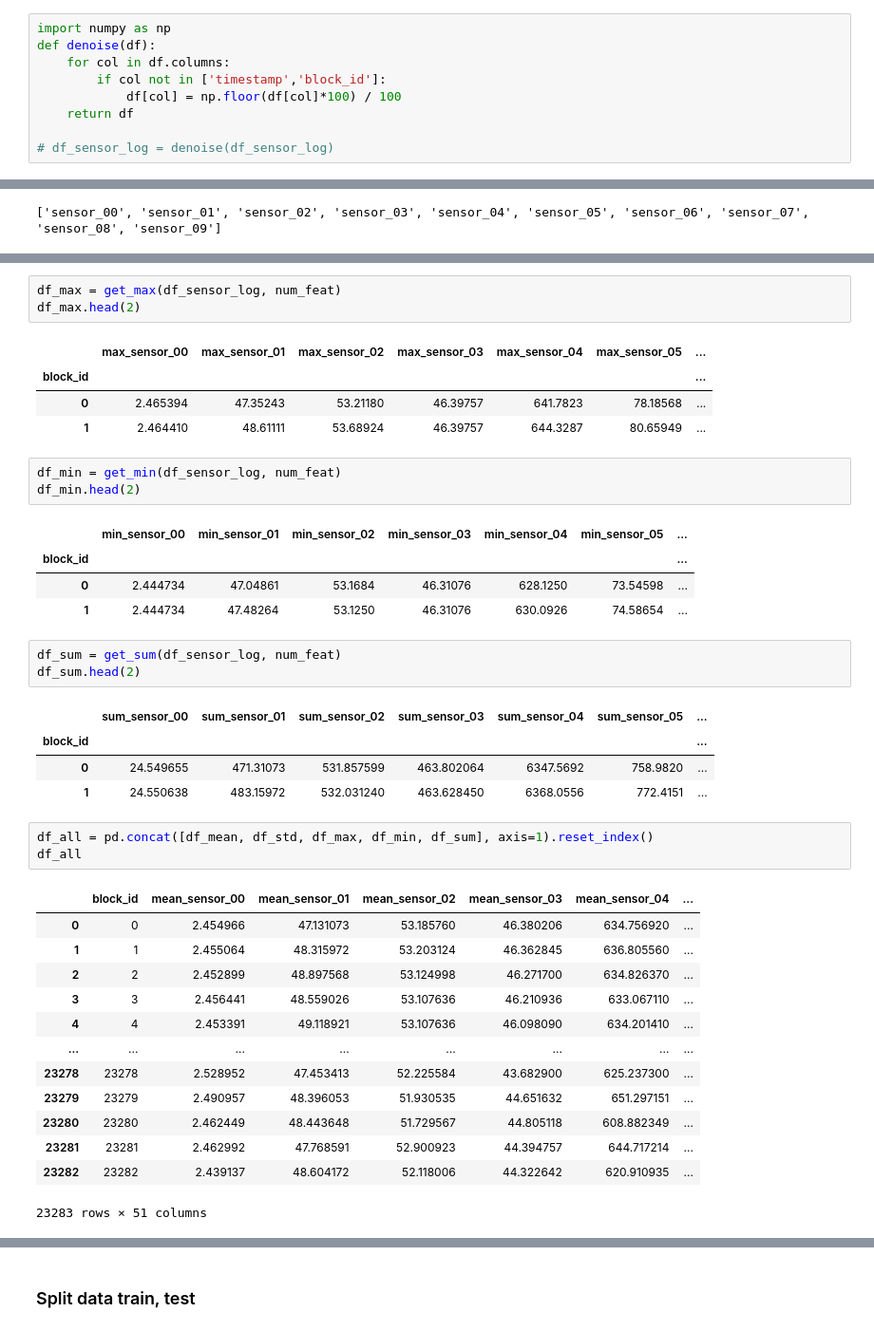
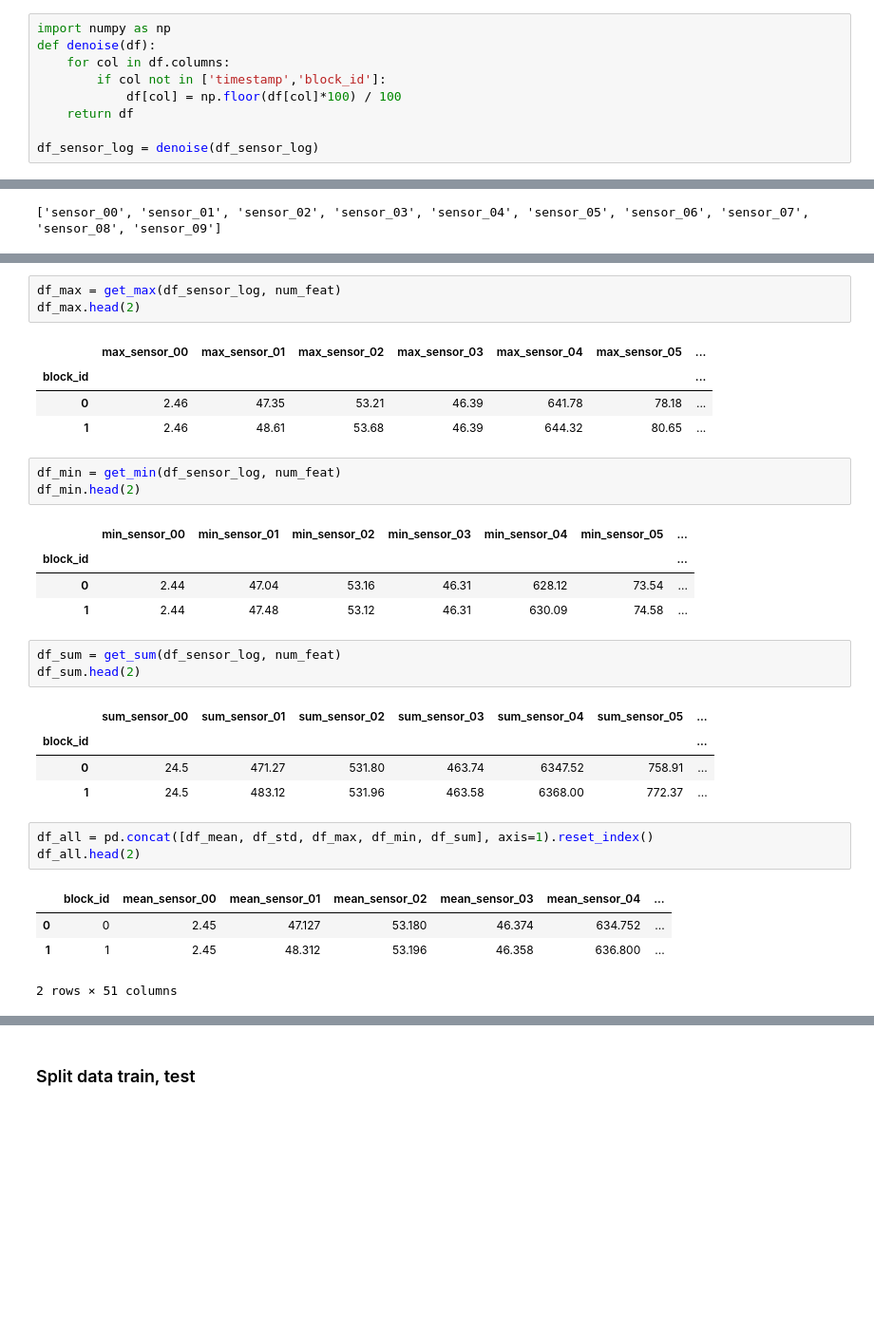
Before and after one commit to ngodoannghia/daicc, a Jupyter notebook: notebook/create_feature_ml.ipynb, the cells around one changed output, grey strips where cells are left out. Shown at 95% size. Cells and saved outputs as stored; diff of their text form; blank space fills up the shorter version.

```diff
--- a/notebook/create_feature_ml.ipynb
+++ b/notebook/create_feature_ml.ipynb
@@ -32,7 +25,7 @@ def denoise(df):
             df[col] = np.floor(df[col]*100) / 100
     return df
 
-# df_sensor_log = denoise(df_sensor_log)
+df_sensor_log = denoise(df_sensor_log)
 # %%
 ## feature for trainning
 num_features = []
@@ -106,38 +99,29 @@ df_max.head(2)
 # %% [output]
 |  | max_sensor_00 | max_sensor_01 | max_sensor_02 | max_sensor_03 | max_sensor_04 | max_sensor_05 | ... |
 | block_id |  |  |  |  |  |  | ... |
-| 0 | 2.465394 | 47.35243 | 53.21180 | 46.39757 | 641.7823 | 78.18568 | ... |
-| 1 | 2.464410 | 48.61111 | 53.68924 | 46.39757 | 644.3287 | 80.65949 | ... |
+| 0 | 2.46 | 47.35 | 53.21 | 46.39 | 641.78 | 78.18 | ... |
+| 1 | 2.46 | 48.61 | 53.68 | 46.39 | 644.32 | 80.65 | ... |
 # %%
 df_min = get_min(df_sensor_log, num_feat)
 df_min.head(2)
 # %% [output]
 |  | min_sensor_00 | min_sensor_01 | min_sensor_02 | min_sensor_03 | min_sensor_04 | min_sensor_05 | ... |
 | block_id |  |  |  |  |  |  | ... |
-| 0 | 2.444734 | 47.04861 | 53.1684 | 46.31076 | 628.1250 | 73.54598 | ... |
-| 1 | 2.444734 | 47.48264 | 53.1250 | 46.31076 | 630.0926 | 74.58654 | ... |
+| 0 | 2.44 | 47.04 | 53.16 | 46.31 | 628.12 | 73.54 | ... |
+| 1 | 2.44 | 47.48 | 53.12 | 46.31 | 630.09 | 74.58 | ... |
 # %%
 df_sum = get_sum(df_sensor_log, num_feat)
 df_sum.head(2)
 # %% [output]
 |  | sum_sensor_00 | sum_sensor_01 | sum_sensor_02 | sum_sensor_03 | sum_sensor_04 | sum_sensor_05 | ... |
 | block_id |  |  |  |  |  |  | ... |
-| 0 | 24.549655 | 471.31073 | 531.857599 | 463.802064 | 6347.5692 | 758.9820 | ... |
-| 1 | 24.550638 | 483.15972 | 532.031240 | 463.628450 | 6368.0556 | 772.4151 | ... |
+| 0 | 24.5 | 471.27 | 531.80 | 463.74 | 6347.52 | 758.91 | ... |
+| 1 | 24.5 | 483.12 | 531.96 | 463.58 | 6368.00 | 772.37 | ... |
 # %%
 df_all = pd.concat([df_mean, df_std, df_max, df_min, df_sum], axis=1).reset_index()
-df_all
+df_all.head(2)
 # %% [output]
 |  | block_id | mean_sensor_00 | mean_sensor_01 | mean_sensor_02 | mean_sensor_03 | mean_sensor_04 | ... |
-| 0 | 0 | 2.454966 | 47.131073 | 53.185760 | 46.380206 | 634.756920 | ... |
-| 1 | 1 | 2.455064 | 48.315972 | 53.203124 | 46.362845 | 636.805560 | ... |
-| 2 | 2 | 2.452899 | 48.897568 | 53.124998 | 46.271700 | 634.826370 | ... |
-| 3 | 3 | 2.456441 | 48.559026 | 53.107636 | 46.210936 | 633.067110 | ... |
-| 4 | 4 | 2.453391 | 49.118921 | 53.107636 | 46.098090 | 634.201410 | ... |
-| ... | ... | ... | ... | ... | ... | ... | ... |
-| 23278 | 23278 | 2.528952 | 47.453413 | 52.225584 | 43.682900 | 625.237300 | ... |
-| 23279 | 23279 | 2.490957 | 48.396053 | 51.930535 | 44.651632 | 651.297151 | ... |
-| 23280 | 23280 | 2.462449 | 48.443648 | 51.729567 | 44.805118 | 608.882349 | ... |
-| 23281 | 23281 | 2.462992 | 47.768591 | 52.900923 | 44.394757 | 644.717214 | ... |
-| 23282 | 23282 | 2.439137 | 48.604172 | 52.118006 | 44.322642 | 620.910935 | ... |
+| 0 | 0 | 2.45 | 47.127 | 53.180 | 46.374 | 634.752 | ... |
+| 1 | 1 | 2.45 | 48.312 | 53.196 | 46.358 | 636.800 | ... |
-23283 rows × 51 columns
+2 rows × 51 columns
```
Also changed, not shown: parts of 29 cells of this notebook.
